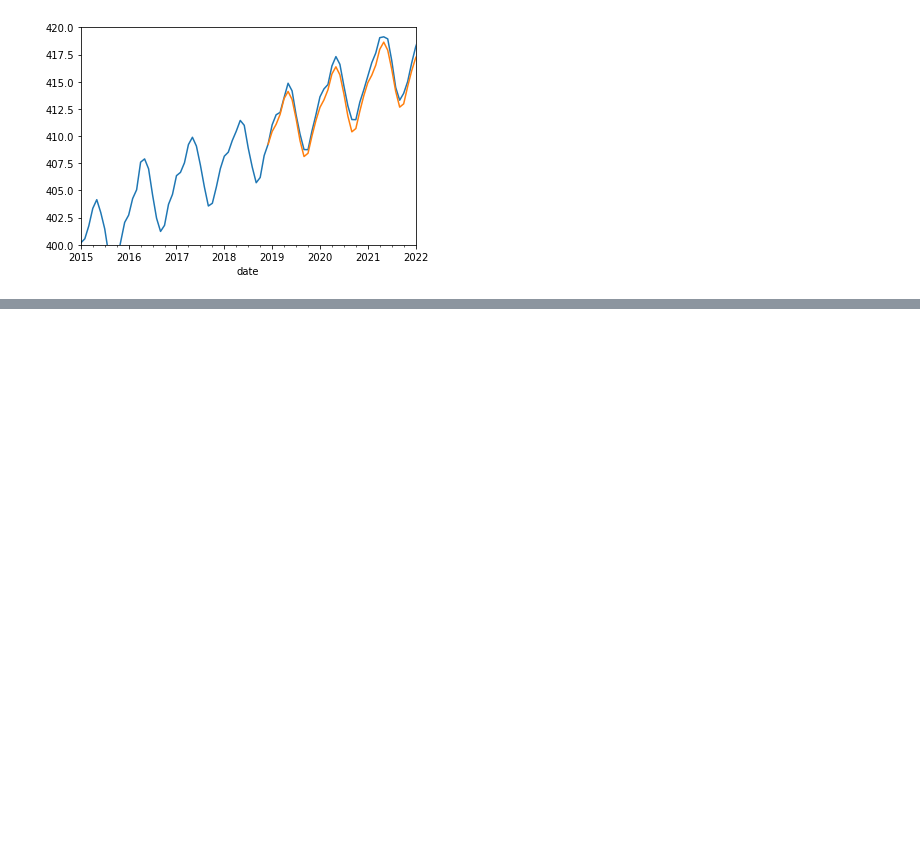
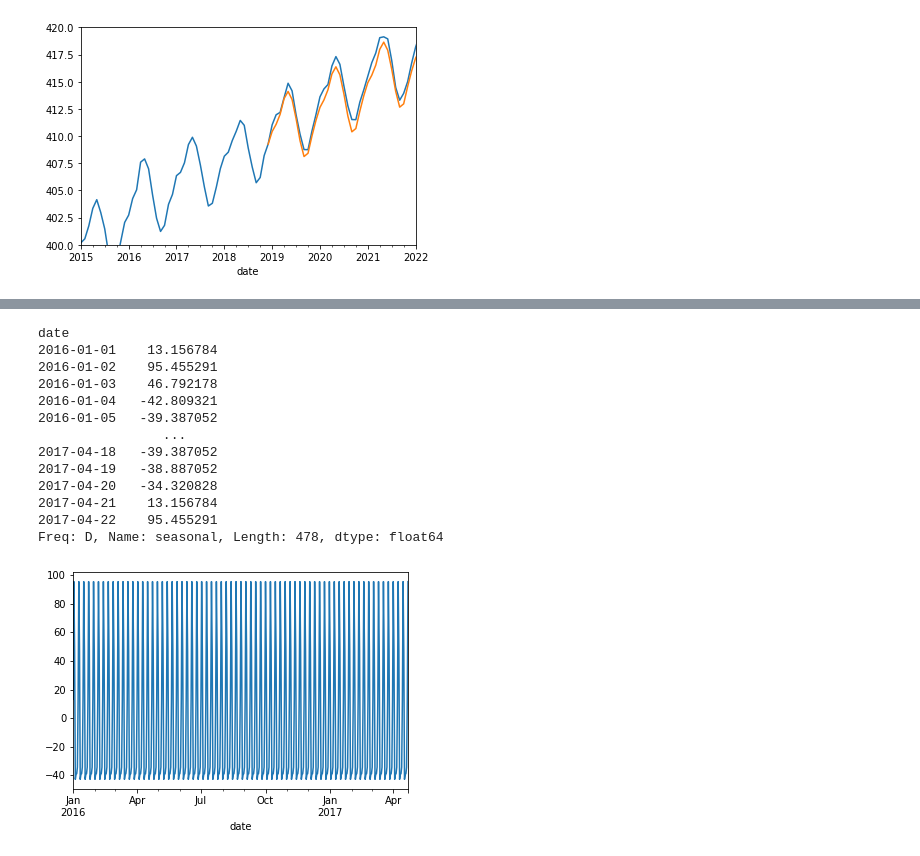
Before and after one commit to kozz84/Udemy, a Jupyter notebook: Time_Series.ipynb, the cells around one changed output, grey strips where cells are left out. Cells and saved outputs as stored; diff of their text form; code cells hidden in the pictures; blank space fills up the shorter version.

```diff
--- a/Time_Series.ipynb
+++ b/Time_Series.ipynb
@@ -1237,0 +1306,19 @@ pred.plot(xlim=['2015-01-01','2022-01-01'])
+# %%
+from statsmodels.tsa.seasonal import seasonal_decompose
+decompose = seasonal_decompose(res['total']);
+decompose.seasonal.plot()
+# %% [output]
+date
+2016-01-01    13.156784
+2016-01-02    95.455291
+2016-01-03    46.792178
+2016-01-04   -42.809321
+2016-01-05   -39.387052
+                ...
+2017-04-18   -39.387052
+2017-04-19   -38.887052
+2017-04-20   -34.320828
+2017-04-21    13.156784
+2017-04-22    95.455291
+Freq: D, Name: seasonal, Length: 478, dtype: float64
+[figure, added]
```
Also changed, not shown: parts of 24 cells of this notebook.
